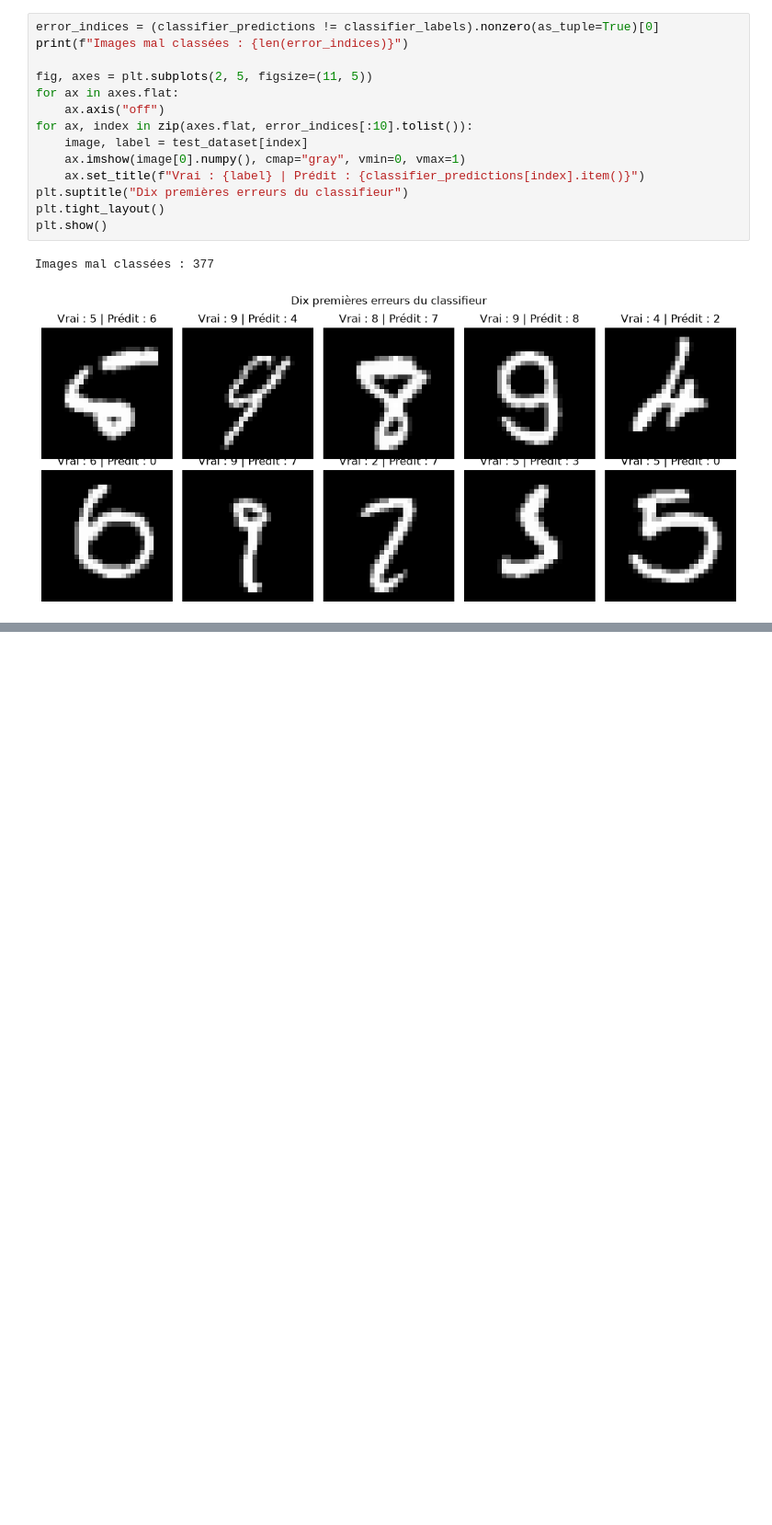
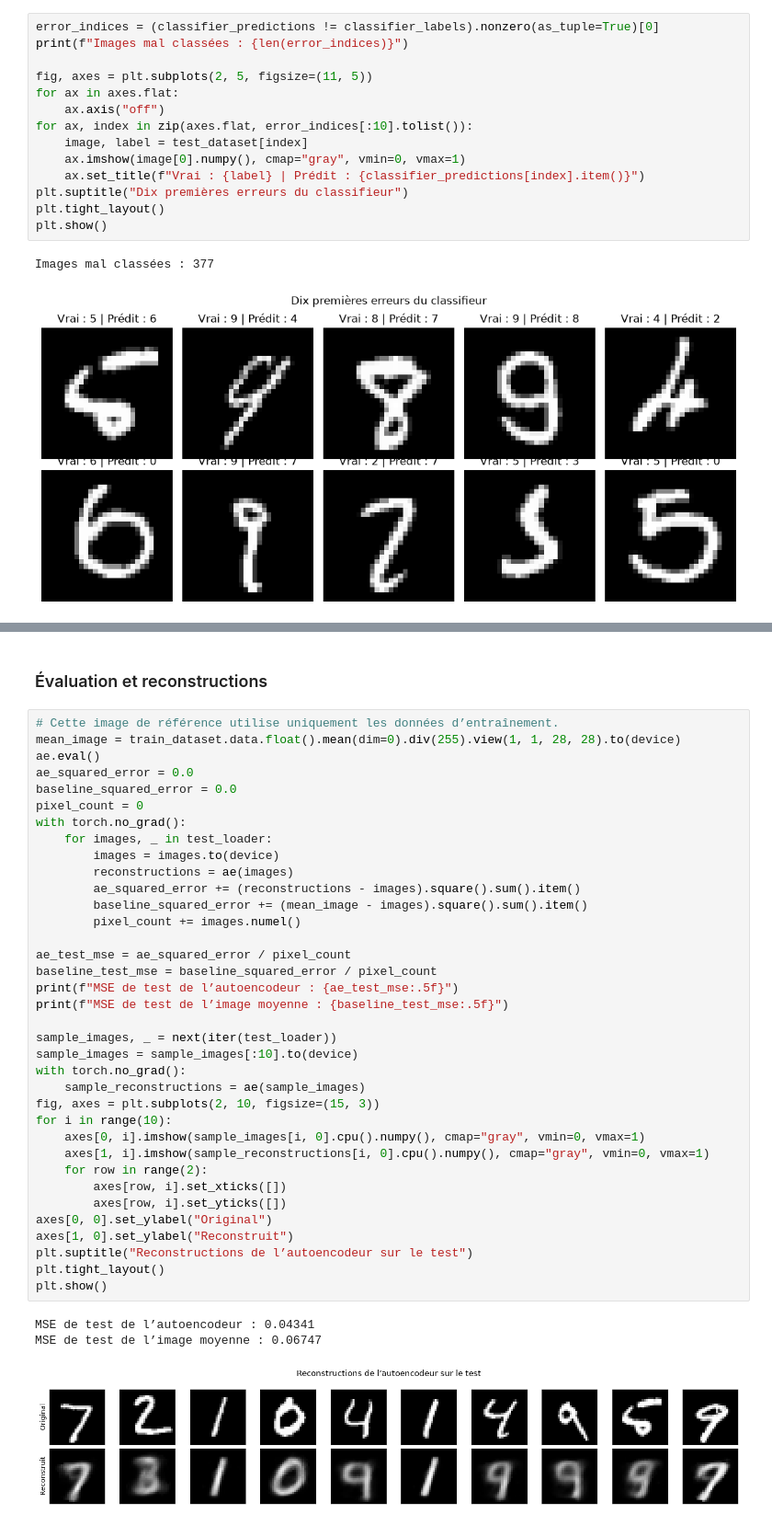
Before and after one commit to Seemo0/IAGEN-Activit-Pratique-N-2, a Jupyter notebook: Activite_2_MNIST.ipynb, the cells around one changed output, grey strips where cells are left out. Shown at 92% size. Drawn from its saved outputs; the diff is of its cells as text; blank space fills up the shorter version.

```diff
--- a/Activite_2_MNIST.ipynb
+++ b/Activite_2_MNIST.ipynb
@@ -230,0 +327,42 @@ Images mal classées : 377
+# %% [markdown]
+### Évaluation et reconstructions
+# %%
+# Cette image de référence utilise uniquement les données d’entraînement.
+mean_image = train_dataset.data.float().mean(dim=0).div(255).view(1, 1, 28, 28).to(device)
+ae.eval()
+ae_squared_error = 0.0
+baseline_squared_error = 0.0
+pixel_count = 0
+with torch.no_grad():
+    for images, _ in test_loader:
+        images = images.to(device)
+        reconstructions = ae(images)
+        ae_squared_error += (reconstructions - images).square().sum().item()
+        baseline_squared_error += (mean_image - images).square().sum().item()
+        pixel_count += images.numel()
+
+ae_test_mse = ae_squared_error / pixel_count
+baseline_test_mse = baseline_squared_error / pixel_count
+print(f"MSE de test de l’autoencodeur : {ae_test_mse:.5f}")
+print(f"MSE de test de l’image moyenne : {baseline_test_mse:.5f}")
+
+sample_images, _ = next(iter(test_loader))
+sample_images = sample_images[:10].to(device)
+with torch.no_grad():
+    sample_reconstructions = ae(sample_images)
+fig, axes = plt.subplots(2, 10, figsize=(15, 3))
+for i in range(10):
+    axes[0, i].imshow(sample_images[i, 0].cpu().numpy(), cmap="gray", vmin=0, vmax=1)
+    axes[1, i].imshow(sample_reconstructions[i, 0].cpu().numpy(), cmap="gray", vmin=0, vmax=1)
+    for row in range(2):
+        axes[row, i].set_xticks([])
+        axes[row, i].set_yticks([])
+axes[0, 0].set_ylabel("Original")
+axes[1, 0].set_ylabel("Reconstruit")
+plt.suptitle("Reconstructions de l’autoencodeur sur le test")
+plt.tight_layout()
+plt.show()
+# %% [output]
+MSE de test de l’autoencodeur : 0.04341
+MSE de test de l’image moyenne : 0.06747
+[figure, added]
```
Also changed, not shown: parts of 10 cells of this notebook.
